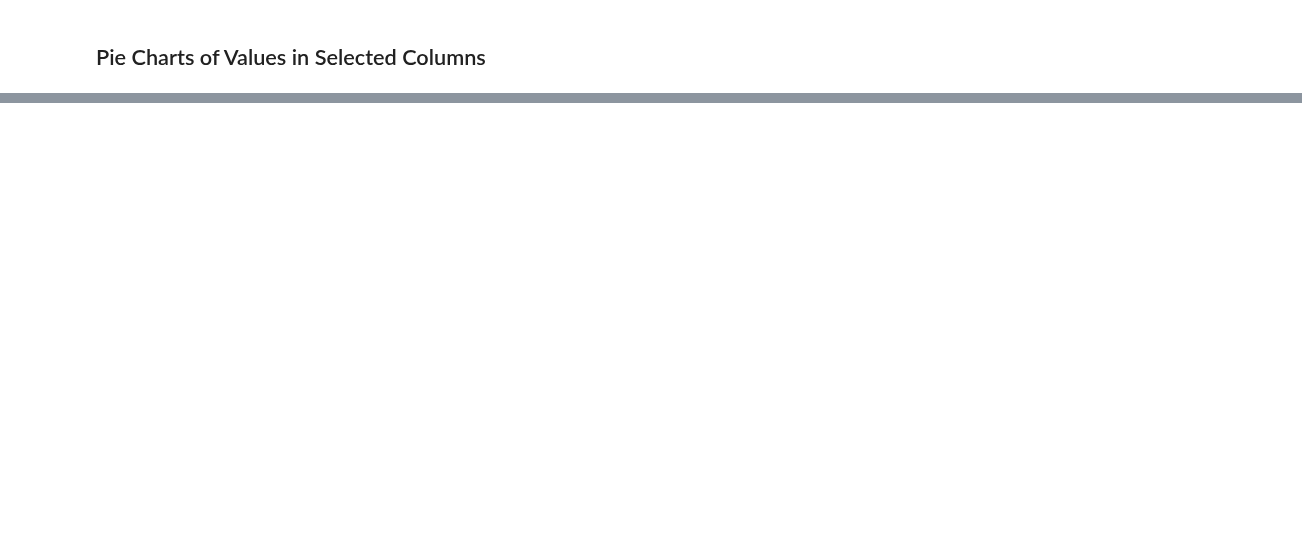
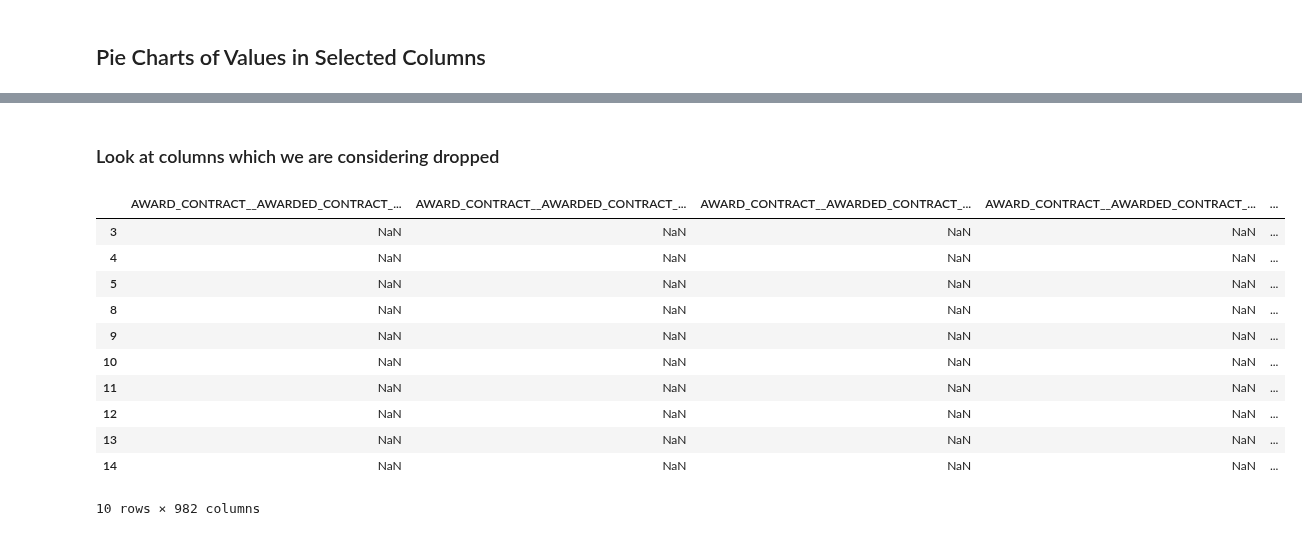
Before and after one commit to nfreundlich/CS498-CCA-CourseProject, a Jupyter notebook: notebooks/column_set_exploration.ipynb, the cells around one changed output, grey strips where cells are left out. Drawn from its saved outputs; the diff is of its cells as text; code cells hidden in the pictures; blank space fills up the shorter version.

```diff
--- a/notebooks/column_set_exploration.ipynb
+++ b/notebooks/column_set_exploration.ipynb
@@ -51,0 +52,22 @@ for col in df.columns:
+# %% [markdown]
+### Look at columns which we are considering dropped
+# %%
+drop_cols = [ col for col in df.columns if col not in cols ]
+# %%
+df3 = df[df['TD_DOCUMENT_TYPE'] == "Contract award notice"]
+df3 = df3[drop_cols]
+# %%
+df3.head(10)
+# %% [output]
+|  | AWARD_CONTRACT__AWARDED_CONTRACT_... | AWARD_CONTRACT__AWARDED_CONTRACT_... | AWARD_CONTRACT__AWARDED_CONTRACT_... | AWARD_CONTRACT__AWARDED_CONTRACT_... | ... |
+| 3 | NaN | NaN | NaN | NaN | ... |
+| 4 | NaN | NaN | NaN | NaN | ... |
+| 5 | NaN | NaN | NaN | NaN | ... |
+| 8 | NaN | NaN | NaN | NaN | ... |
+| 9 | NaN | NaN | NaN | NaN | ... |
+| 10 | NaN | NaN | NaN | NaN | ... |
+| 11 | NaN | NaN | NaN | NaN | ... |
+| 12 | NaN | NaN | NaN | NaN | ... |
+| 13 | NaN | NaN | NaN | NaN | ... |
+| 14 | NaN | NaN | NaN | NaN | ... |
+10 rows × 982 columns
```
Also changed, not shown: parts of 9 cells of this notebook, 2 other files.
